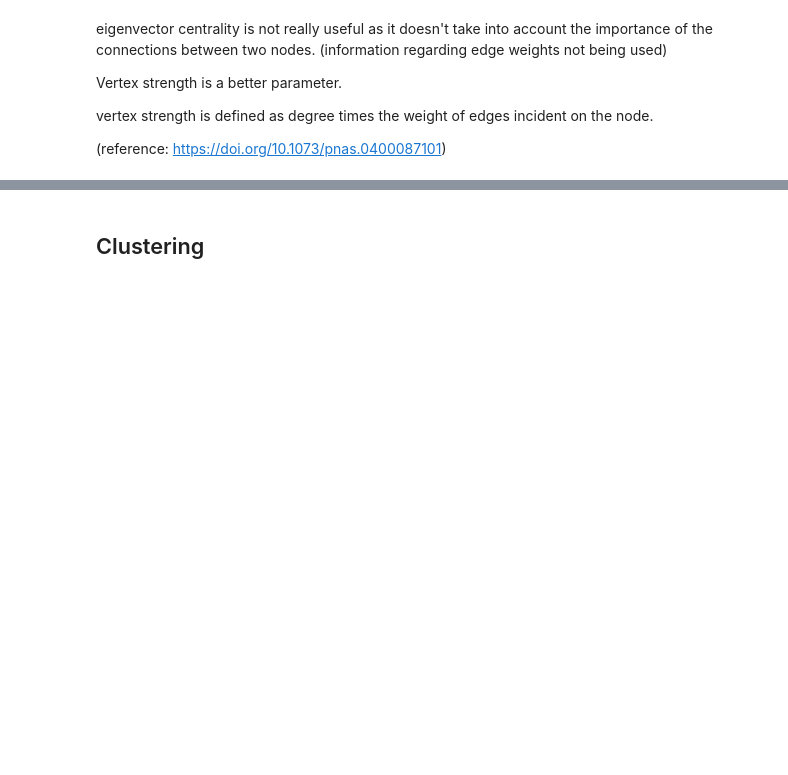
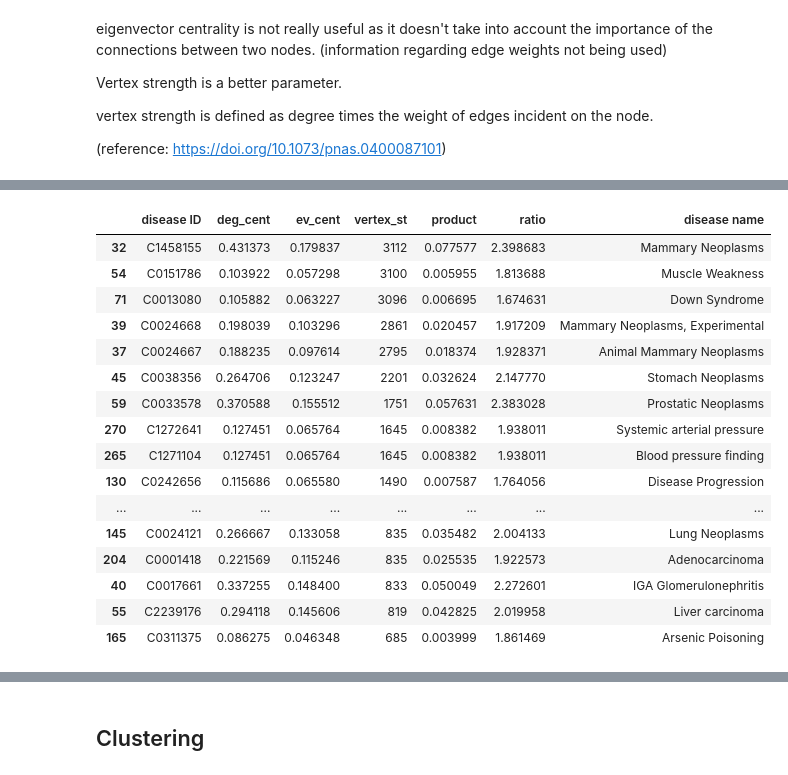
Before and after one commit to aadit-mahajan/GetTheseDiseases, a Jupyter notebook: DG_clustering.ipynb, the cells around one changed output, grey strips where cells are left out. Drawn from its saved outputs; the diff is of its cells as text; code cells hidden in the pictures; blank space fills up the shorter version.

```diff
--- a/DG_clustering.ipynb
+++ b/DG_clustering.ipynb
@@ -157,6 +162,31 @@ combined_data['product'] = combined_data.deg_cent * combined_data.ev_cent
 
 combined_data['ratio'] = combined_data.deg_cent/combined_data.ev_cent
 # Think of some other metric that can be used.
+# %%
+# sort combined data by vertex strength
+combined_data = combined_data.sort_values(by = 'vertex_st', ascending = False)
+
+# map to disease names
+combined_data['disease name'] = combined_data['disease ID'].map(disease_namedata)
+combined_data[:20]
+# %% [output]
+|  | disease ID | deg_cent | ev_cent | vertex_st | product | ratio | disease name |
+| 32 | C1458155 | 0.431373 | 0.179837 | 3112 | 0.077577 | 2.398683 | Mammary Neoplasms |
+| 54 | C0151786 | 0.103922 | 0.057298 | 3100 | 0.005955 | 1.813688 | Muscle Weakness |
+| 71 | C0013080 | 0.105882 | 0.063227 | 3096 | 0.006695 | 1.674631 | Down Syndrome |
+| 39 | C0024668 | 0.198039 | 0.103296 | 2861 | 0.020457 | 1.917209 | Mammary Neoplasms, Experimental |
+| 37 | C0024667 | 0.188235 | 0.097614 | 2795 | 0.018374 | 1.928371 | Animal Mammary Neoplasms |
+| 45 | C0038356 | 0.264706 | 0.123247 | 2201 | 0.032624 | 2.147770 | Stomach Neoplasms |
+| 59 | C0033578 | 0.370588 | 0.155512 | 1751 | 0.057631 | 2.383028 | Prostatic Neoplasms |
+| 270 | C1272641 | 0.127451 | 0.065764 | 1645 | 0.008382 | 1.938011 | Systemic arterial pressure |
+| 265 | C1271104 | 0.127451 | 0.065764 | 1645 | 0.008382 | 1.938011 | Blood pressure finding |
+| 130 | C0242656 | 0.115686 | 0.065580 | 1490 | 0.007587 | 1.764056 | Disease Progression |
+| ... | ... | ... | ... | ... | ... | ... | ... |
+| 145 | C0024121 | 0.266667 | 0.133058 | 835 | 0.035482 | 2.004133 | Lung Neoplasms |
+| 204 | C0001418 | 0.221569 | 0.115246 | 835 | 0.025535 | 1.922573 | Adenocarcinoma |
+| 40 | C0017661 | 0.337255 | 0.148400 | 833 | 0.050049 | 2.272601 | IGA Glomerulonephritis |
+| 55 | C2239176 | 0.294118 | 0.145606 | 819 | 0.042825 | 2.019958 | Liver carcinoma |
+| 165 | C0311375 | 0.086275 | 0.046348 | 685 | 0.003999 | 1.861469 | Arsenic Poisoning |
 # %%
 # plotting the vertex strength distribution
 
```
Also changed, not shown: parts of 12 cells of this notebook.
